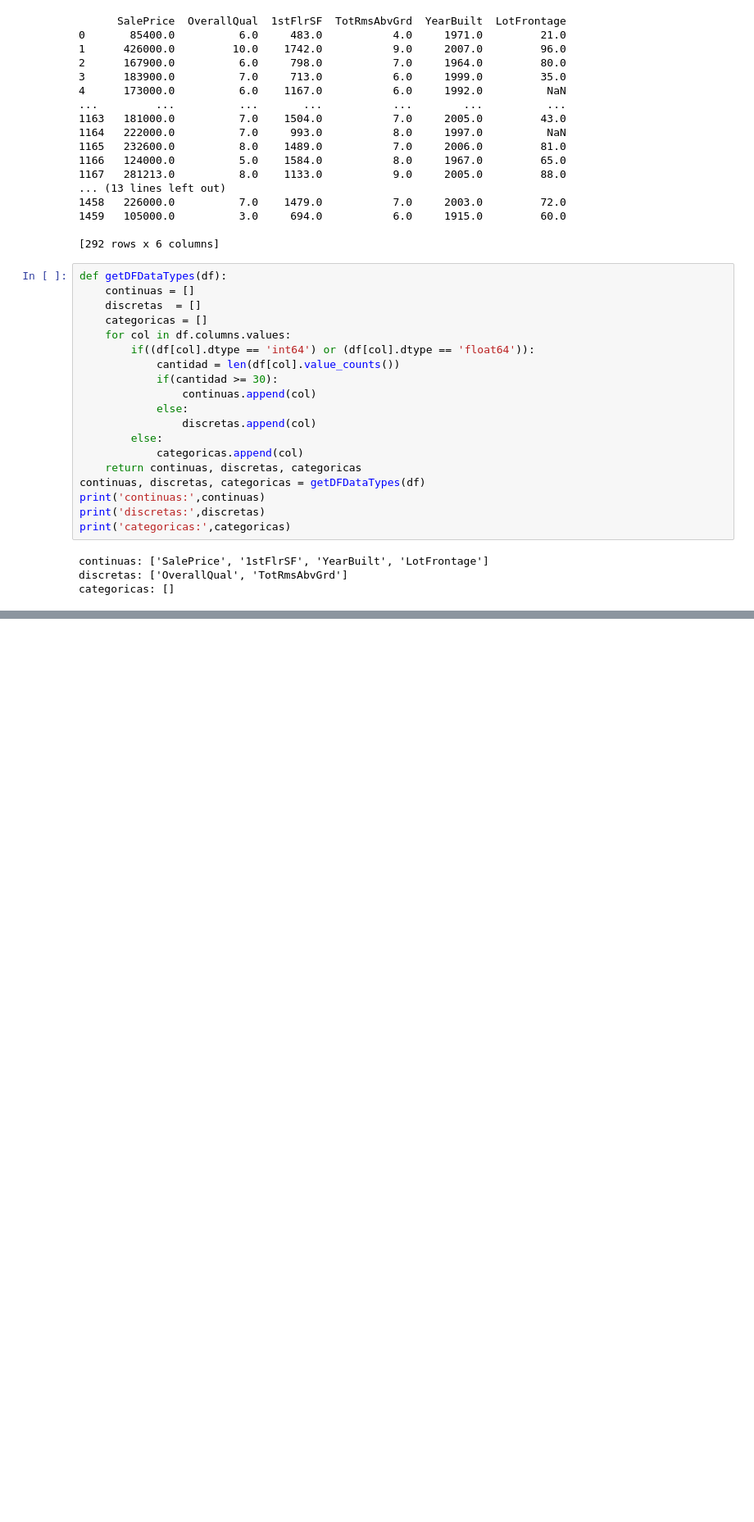
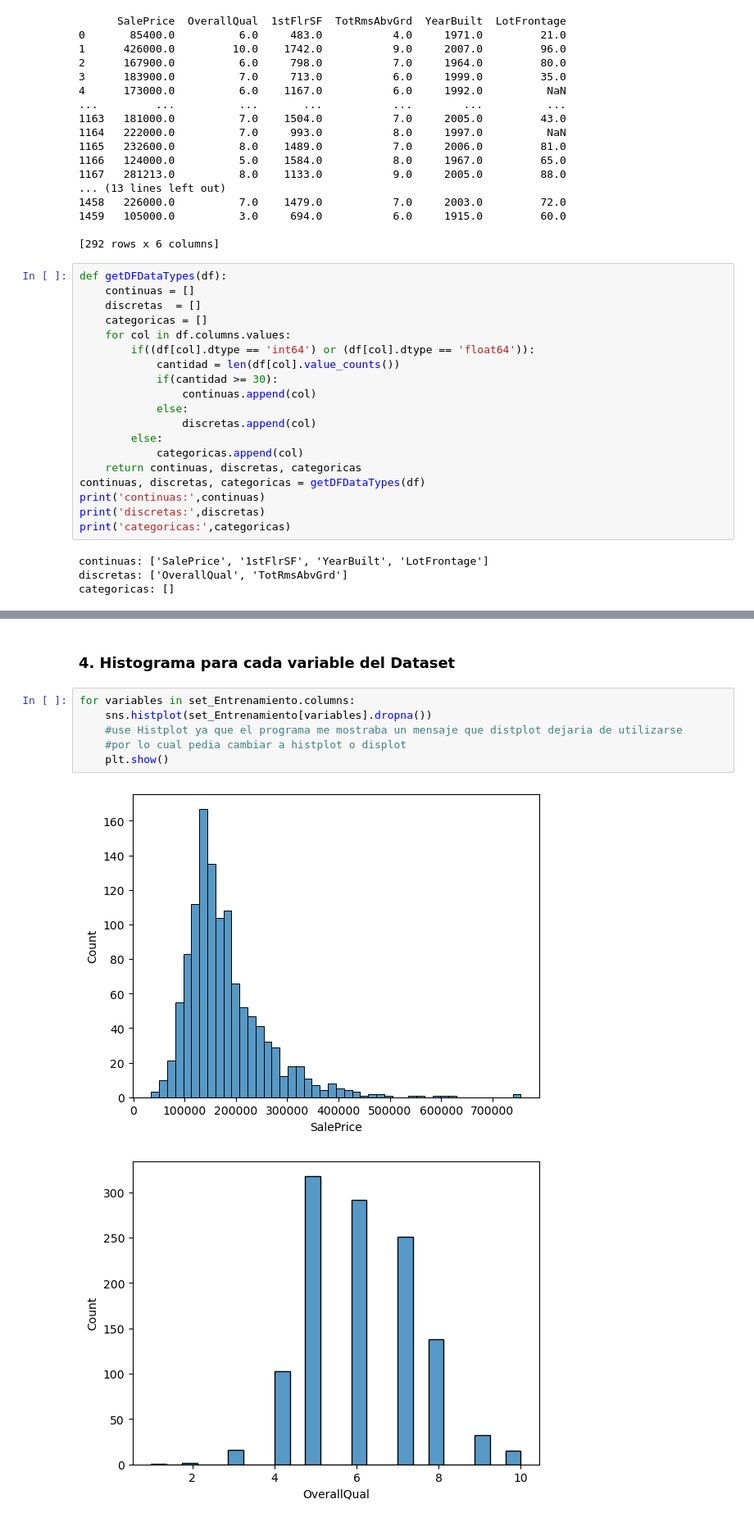
Before and after one commit to dannygar97/Proyecto_1_Python, a Jupyter notebook: Proyecto_1_Daniel_Garcia.ipynb, the cells around one changed output, grey strips where cells are left out. Shown at 82% size. Cells and saved outputs as stored; diff of their text form; blank space fills up the shorter version.

```diff
--- a/Proyecto_1_Daniel_Garcia.ipynb
+++ b/Proyecto_1_Daniel_Garcia.ipynb
@@ -140,0 +174,11 @@ Exploracion_Overall = [Overall_media,Overall_Max,Overall_Min,Overall_Rango,Overa
+# %% [markdown]
+### 4. Histograma  para cada variable  del Dataset
+# %%
+for variables in set_Entrenamiento.columns:
+    sns.histplot(set_Entrenamiento[variables].dropna())
+    #use Histplot ya que el programa me mostraba un mensaje que distplot dejaria de utilizarse
+    #por lo cual pedia cambiar a histplot o displot
+    plt.show()
+# %% [output]
+[figure, added]
+[figure, added]
```
Also changed, not shown: parts of 17 cells of this notebook.
